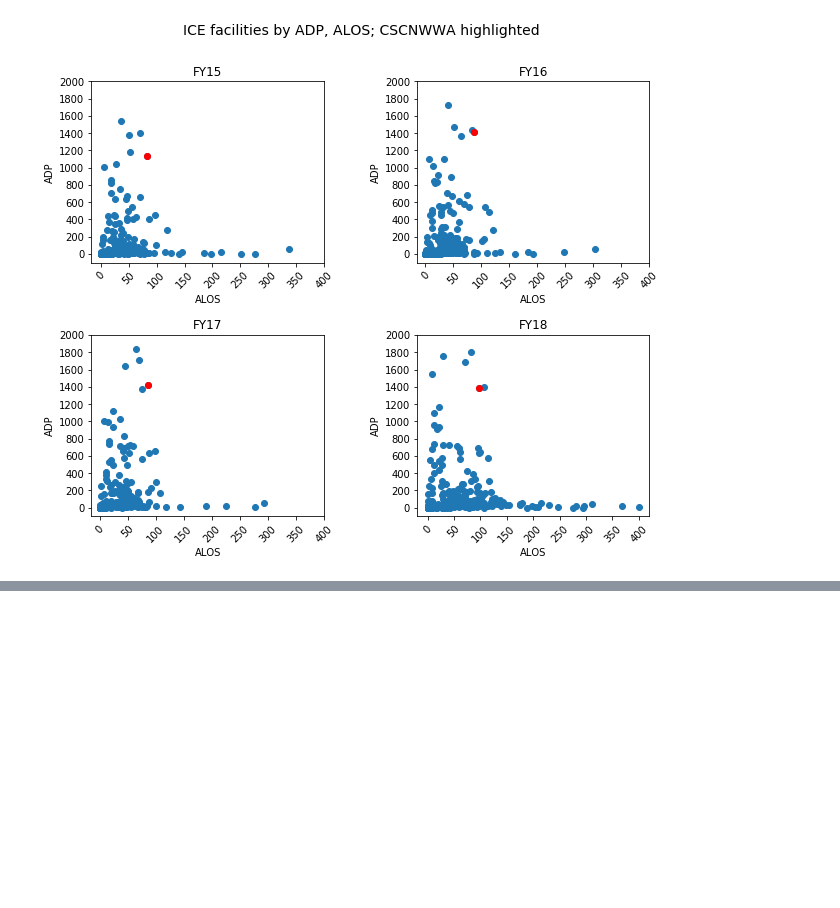
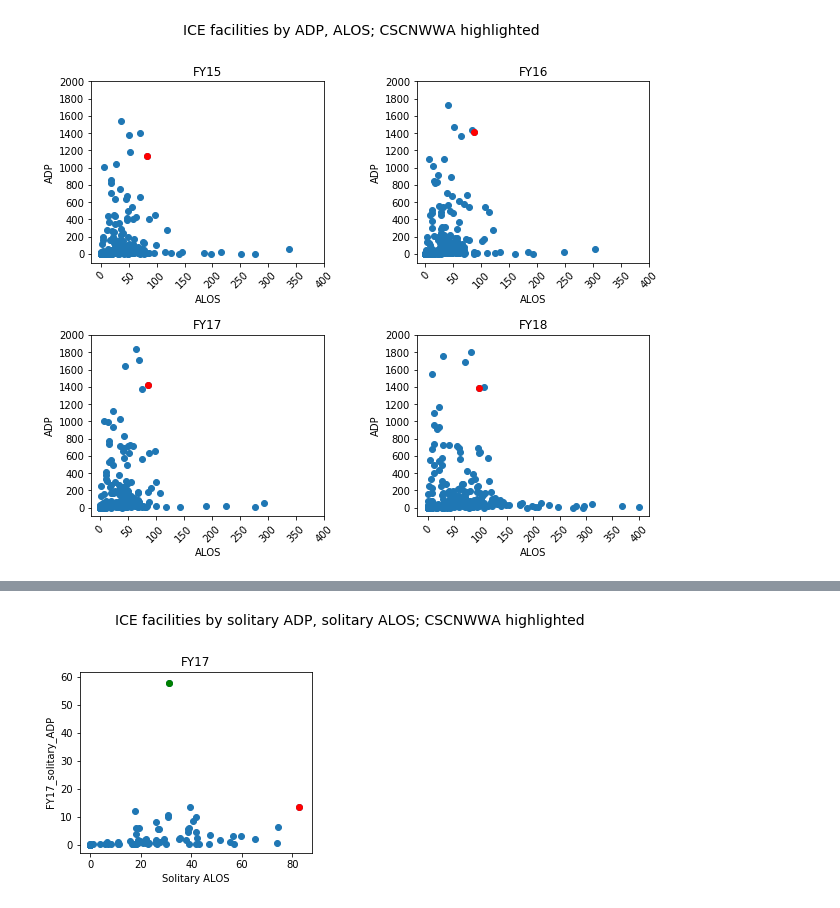
Before and after one commit to UWCHR/ice-facilities, a Jupyter notebook: analyze/note/facil_alos_hist.ipynb, the cells around one changed output, grey strips where cells are left out. Drawn from its saved outputs; the diff is of its cells as text; code cells hidden in the pictures; blank space fills up the shorter version.

```diff
--- a/analyze/note/facil_alos_hist.ipynb
+++ b/analyze/note/facil_alos_hist.ipynb
@@ -222,0 +352,25 @@ data
+# %%
+fig = plt.figure(figsize=(10,8))
+i = 0
+for fy in ['FY17']:
+    x = f'{fy} solitary ALOS'
+    y = f'FY17_solitary_ADP'
+    ax=plt.subplot(2,2,i+1)
+    i = i+1
+
+    plt.scatter(x=x, y=y, data=data)
+    plt.scatter(x=x, y=y, c='r', data=data.loc[target_facil])
+    plt.scatter(x=x, y=y, c='g', data=data.loc[target_facil_2])
+
+    plt.xlabel('Solitary ALOS')
+#     plt.xticks(np.arange(0, 100, step=10), rotation=45)
+    plt.ylabel('FY17_solitary_ADP')
+#     plt.yticks(np.arange(0, 100, step=10))
+#     plt.ylim(-5, 70)
+    plt.title(f'{fy}')
+
+plt.suptitle(f'ICE facilities by solitary ADP, solitary ALOS; {target_facil} highlighted', fontsize=14)
+plt.subplots_adjust(wspace=.4, hspace=.4)
+plt.show;
+# %% [output]
+[figure, added]
```
Also changed, not shown: parts of 20 cells of this notebook, 1 other file.
